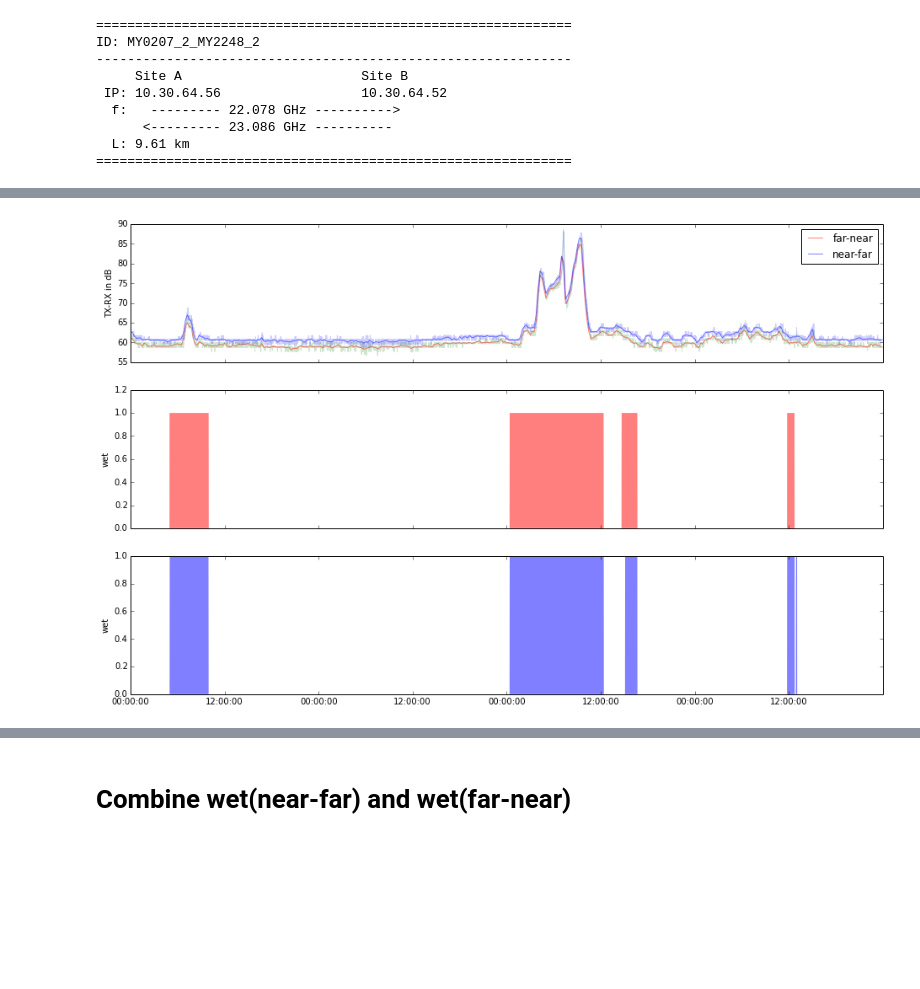
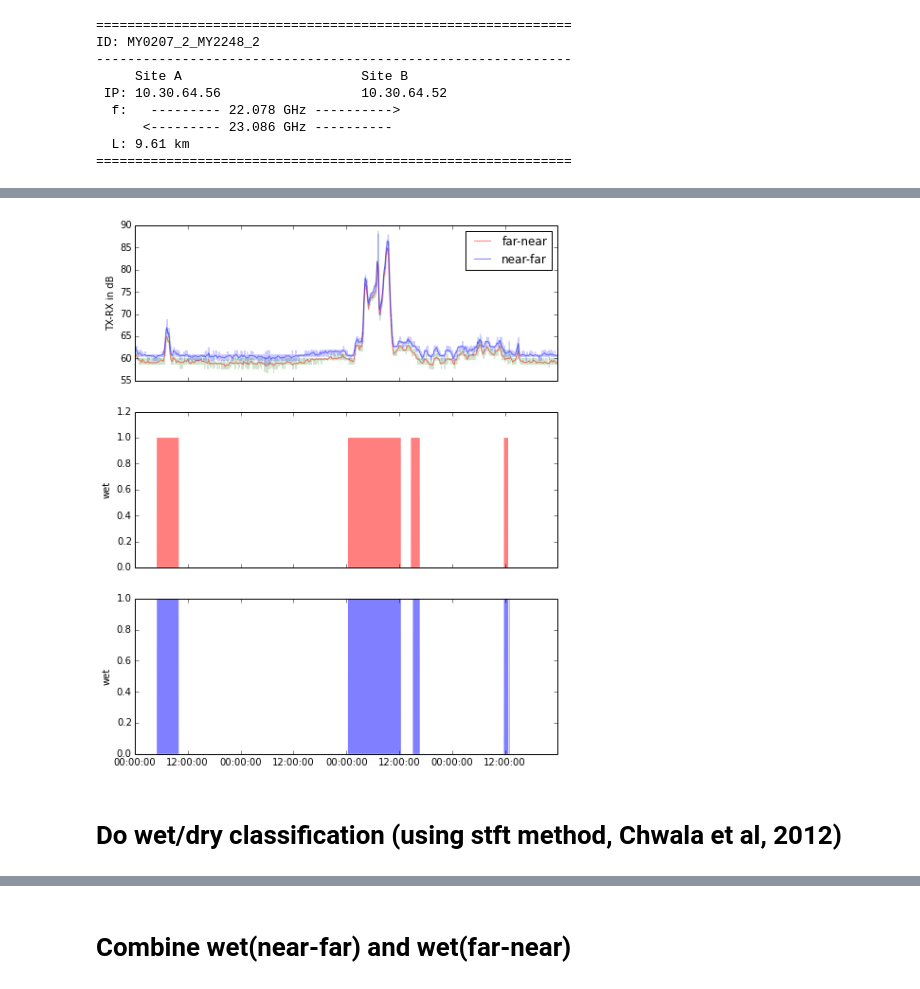
Before and after one commit to pycomlink/pycomlink, a Jupyter notebook: notebooks/example_workflow.ipynb, the cells around one changed output, grey strips where cells are left out. Cells and saved outputs as stored; diff of their text form; code cells hidden in the pictures; blank space fills up the shorter version.

```diff
--- a/notebooks/example_workflow.ipynb
+++ b/notebooks/example_workflow.ipynb
@@ -9,0 +10,3 @@ import pycomlink as pycml
+# %%
+# Figure width
+fig_width=8
@@ -57,29 +63,31 @@ cml.plot_txrx(figsize=(16,4), resampling_time='15min');
 # %%
 cml.do_wet_dry_classification(method='std_dev', window_length=256, threshold=1.1)
 
 ### PLOT ###
 def plot_wet_dry():
-    fig, ax = subplots(3, 1, figsize=(16,10), sharex=True)
+    fig, ax = subplots(3, 1, figsize=(fig_width,10), sharex=True)
     ax[0].plot(cml.data.index,
                cml.data.txrx_fn, alpha=0.2, color='g')
     ax[0].plot(cml.data.resample('15min').index,
                cml.data.resample('15min').txrx_fn, alpha=0.5, color='r', label='far-near')
     ax[0].plot(cml.data.index,
                cml.data.txrx_nf, alpha=0.2, color='b')
     ax[0].plot(cml.data.resample('15min').index,
                cml.data.resample('15min').txrx_nf, alpha=0.5, color='b', label='near-far')
     ax[1].fill_between(cml.data.index,
                        cml.data.wet_fn, lw=0.0, edgecolor=None, facecolor='r', alpha=0.5)
     ax[2].fill_between(cml.data.index,
                        cml.data.wet_nf, lw=0.0, edgecolor=None, facecolor='b', alpha=0.5)
 
     ax[0].legend()
     ax[0].set_ylabel('TX-RX in dB')
     ax[1].set_ylabel('wet')
     ax[2].set_ylabel('wet');
 plot_wet_dry()
 # %% [output]
-[figure, old version]
+[figure, new version]
+# %% [markdown]
+# Do wet/dry classification (using stft method, Chwala et al, 2012)
 # %%
 cml.do_wet_dry_classification(method='stft', window_length=256, f_divide=2e-3, threshold=2, dry_window_length=600)
 
```
Also changed, not shown: parts of 18 cells of this notebook, 3 other files.
